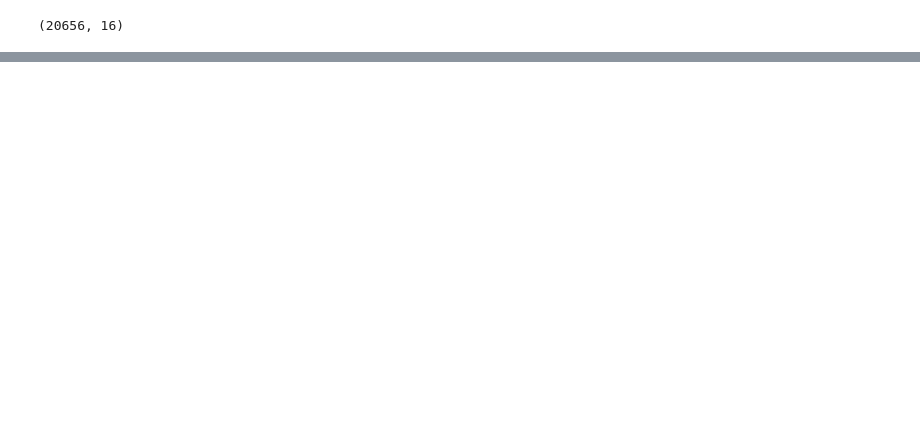
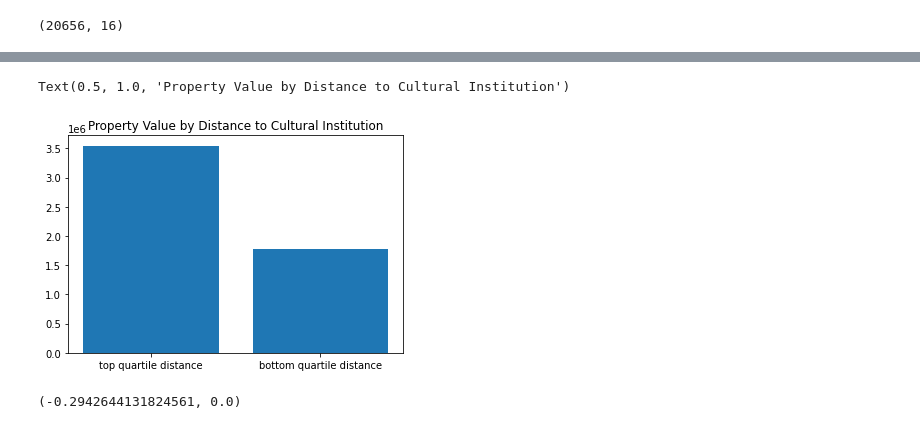
Before and after one commit to carlobailey/urban-data-science, a Jupyter notebook: tutorials/Analyzing_geospatial_data_poi.ipynb, the cells around one changed output, grey strips where cells are left out. Saved outputs shown, nothing was run; the diff lists cells and outputs as text; code cells hidden in the pictures; blank space fills up the shorter version.

```diff
--- a/tutorials/Analyzing_geospatial_data_poi.ipynb
+++ b/tutorials/Analyzing_geospatial_data_poi.ipynb
@@ -120,0 +84,32 @@ poi_df
+# %%
+places = ['museum', 'theatre', 'theater', 'gallery', 'thtr',
+          'art', 'cinema', 'cinemas', 'moma', 'BREUER', 'drawing center']
+culture_df = poi_df[(poi_df['facility_t']=='3') &
+                    (poi_df['name'].str.lower().str.contains('|'.join(places)))]
+# %%
+# unary union of the culture_df geomtries
+clt = culture_df.the_geom.unary_union
+
+def near(point, pts):
+    # find the nearest poi
+    nearest = nearest_points(point, pts)[1]
+    return point.distance(nearest)
+
+combined['distance'] = combined.apply(lambda x: near(x.the_geom.centroid, clt), axis=1)
+# %%
+closer = combined[combined['distance'] < combined['distance'].quantile(.25)]['FULLVAL'].mean()
+# %%
+further = combined[combined['distance'] > combined['distance'].quantile(.75)]['FULLVAL'].mean()
+# %%
+plt.bar(['top quartile distance', 'bottom quartile distance'], [closer, further])
+plt.title('Property Value by Distance to Cultural Institution')
+# Save to a PDF file
+plt.savefig('prop_val_culture.pdf')
+# %% [output]
+Text(0.5, 1.0, 'Property Value by Distance to Cultural Institution')
+[figure, added]
+# %%
+pearsonr(combined['distance'].loc[(combined['FULLVAL'] > 200000) & (combined['FULLVAL'] < 1000000)],
+         combined['FULLVAL'].loc[(combined['FULLVAL'] > 200000) & (combined['FULLVAL'] < 1000000)])
+# %% [output]
+(-0.2942644131824561, 0.0)
```
Also changed, not shown: parts of 11 cells of this notebook.
